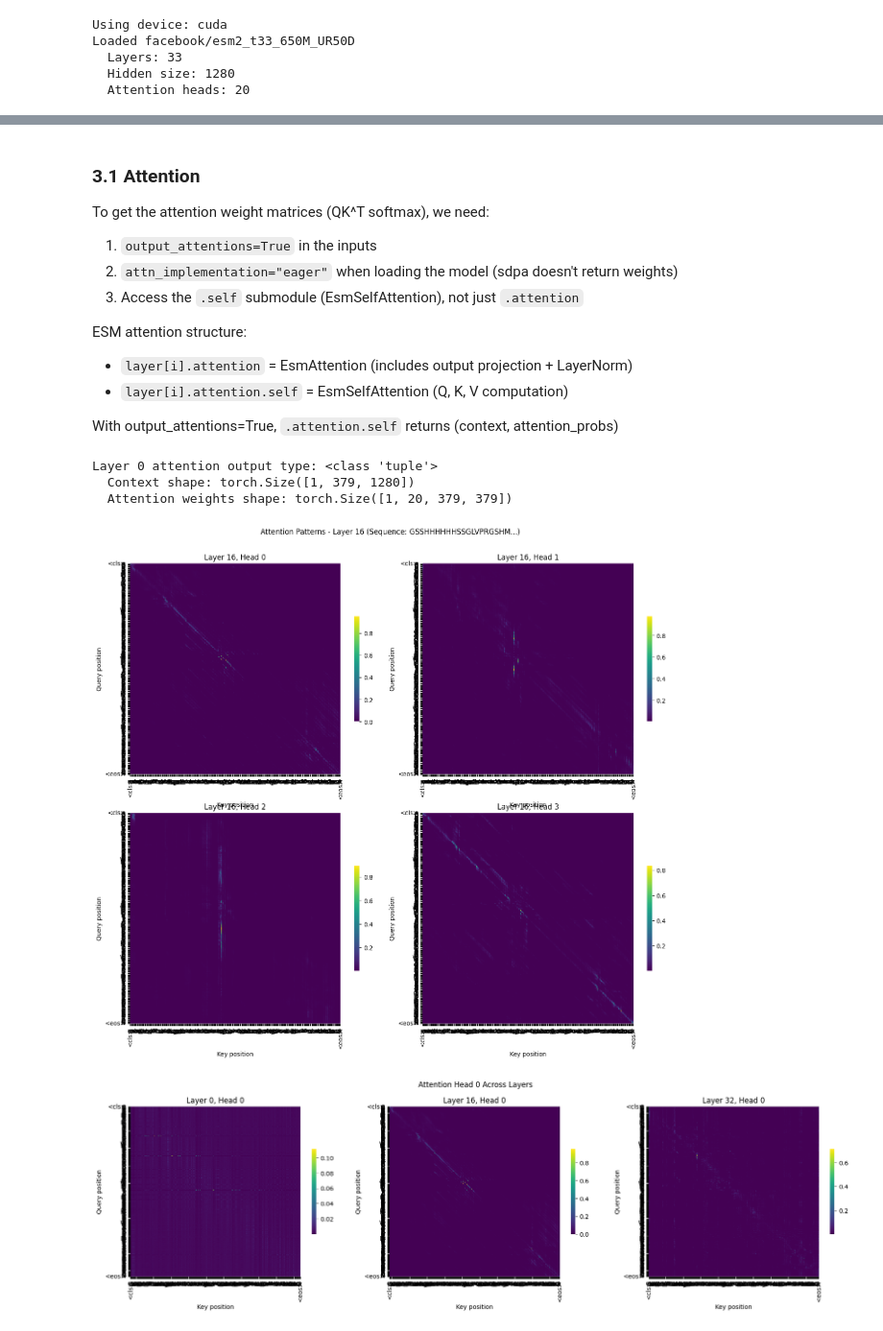
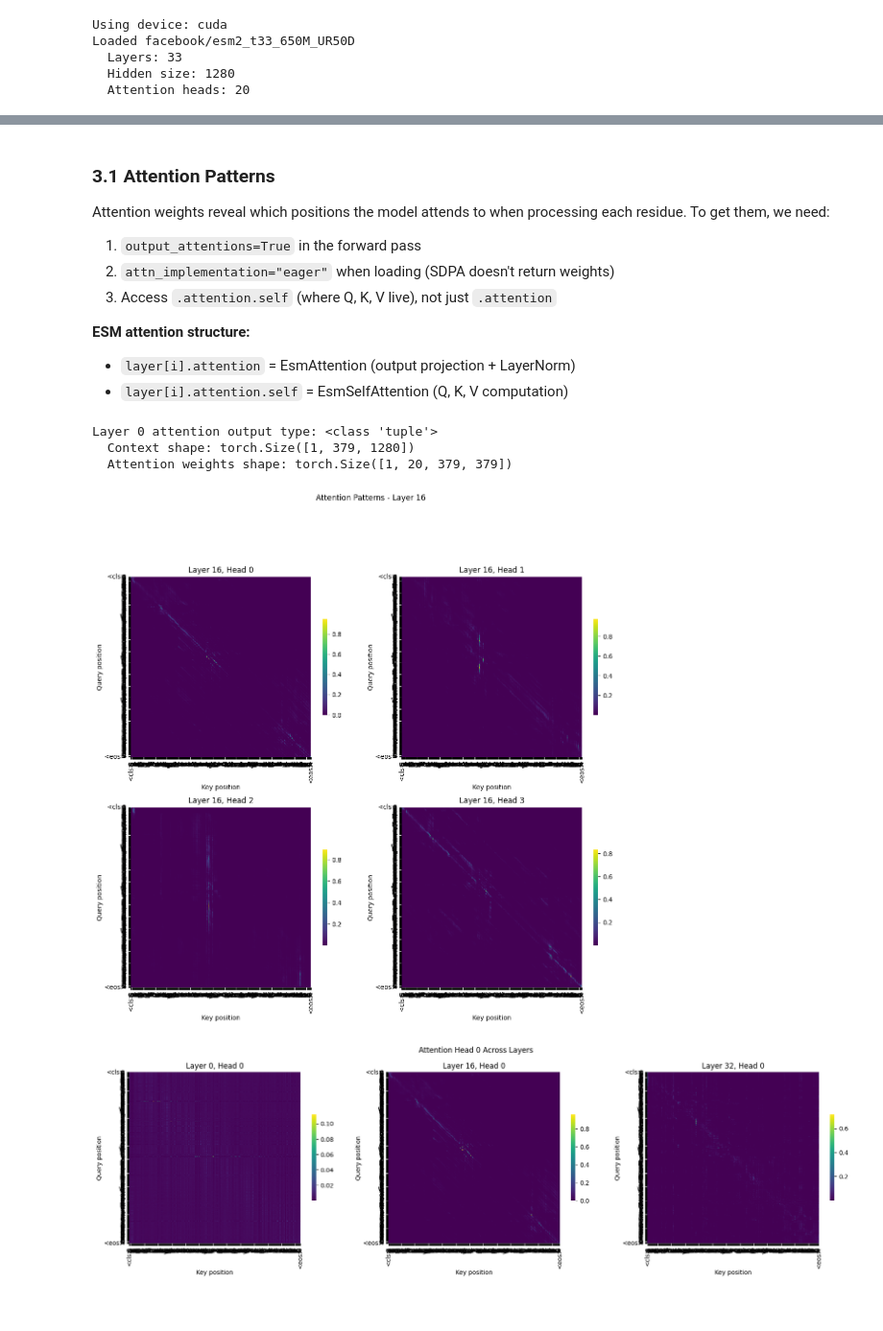
Before and after one commit to NainaniJatinZ/plm_nnsight, a Jupyter notebook: plm_nnsight.ipynb, the cells around one changed output, grey strips where cells are left out. Shown at 96% size. Saved outputs shown, nothing was run; the diff lists cells and outputs as text; code cells hidden in the pictures.

```diff
--- a/plm_nnsight.ipynb
+++ b/plm_nnsight.ipynb
@@ -109,16 +195,15 @@ Logits shape: torch.Size([1, 379, 33])
 # %% [markdown]
-### 3.1 Attention
+### 3.1 Attention Patterns
 
-To get the attention weight matrices (QK^T softmax), we need:
-1. `output_attentions=True` in the inputs
-2. `attn_implementation="eager"` when loading the model (sdpa doesn't return weights)
-3. Access the `.self` submodule (EsmSelfAttention), not just `.attention`
+Attention weights reveal which positions the model attends to when processing each residue. To get them, we need:
 
-ESM attention structure:
-- `layer[i].attention` = EsmAttention (includes output projection + LayerNorm)
+1. `output_attentions=True` in the forward pass
+2. `attn_implementation="eager"` when loading (SDPA doesn't return weights)
+3. Access `.attention.self` (where Q, K, V live), not just `.attention`
+
+**ESM attention structure:**
+- `layer[i].attention` = EsmAttention (output projection + LayerNorm)
 - `layer[i].attention.self` = EsmSelfAttention (Q, K, V computation)
-
-With output_attentions=True, `.attention.self` returns (context, attention_probs)
 # %%
 # Run with attention outputs enabled
 inputs_with_attn_BL = {**inputs_BL, "output_attentions": True}
@@ -160,27 +245,24 @@ def plot_attention_head(attn_weights_BHLL, layer_idx, head_idx, tokens_BL, ax=No
                 xticklabels=labels_L, yticklabels=labels_L,
                 square=True, cbar_kws={'shrink': 0.5})
     ax.set_title(f'Layer {layer_idx}, Head {head_idx}')
-    ax.set_xlabel('Key position')
-    ax.set_ylabel('Query position')
+    ax.set_xlabel('Key position', labelpad=2)   # Decrease labelpad to bring label closer
+    ax.set_ylabel('Query position', labelpad=2) # Decrease labelpad to bring label closer
 
     return ax
 # %%
 attn_weights_BHLL = attn_out_16_BLD_BHLL[1]  # Shape: (batch, heads, seq, seq)
 n_heads = attn_weights_BHLL.shape[1]
 
 # Plot first 4 heads
 fig, axes = plt.subplots(2, 2, figsize=(14, 12))
 for i, ax in enumerate(axes.flat):
     if i < n_heads:
         plot_attention_head(attn_weights_BHLL, layer_idx=16, head_idx=i,
                             tokens_BL=inputs_BL['input_ids'], ax=ax)
-plt.suptitle(f'Attention Patterns - Layer 16 (Sequence: {sequence_S[:20]}...)', y=1.02)
-plt.tight_layout()
-# plt.savefig('attention_layer16.png', dpi=150, bbox_inches='tight')
+plt.suptitle('Attention Patterns - Layer 16', y=1.02)
 plt.show()
-# print("Saved: attention_layer16.png")
 # %% [output]
-[figure, old version]
+[figure, new version]
 # %%
 # Compare attention across layers (head 0)
 fig, axes = plt.subplots(1, 3, figsize=(18, 5))
```
Also changed, not shown: parts of 32 cells of this notebook, 3 other files.
